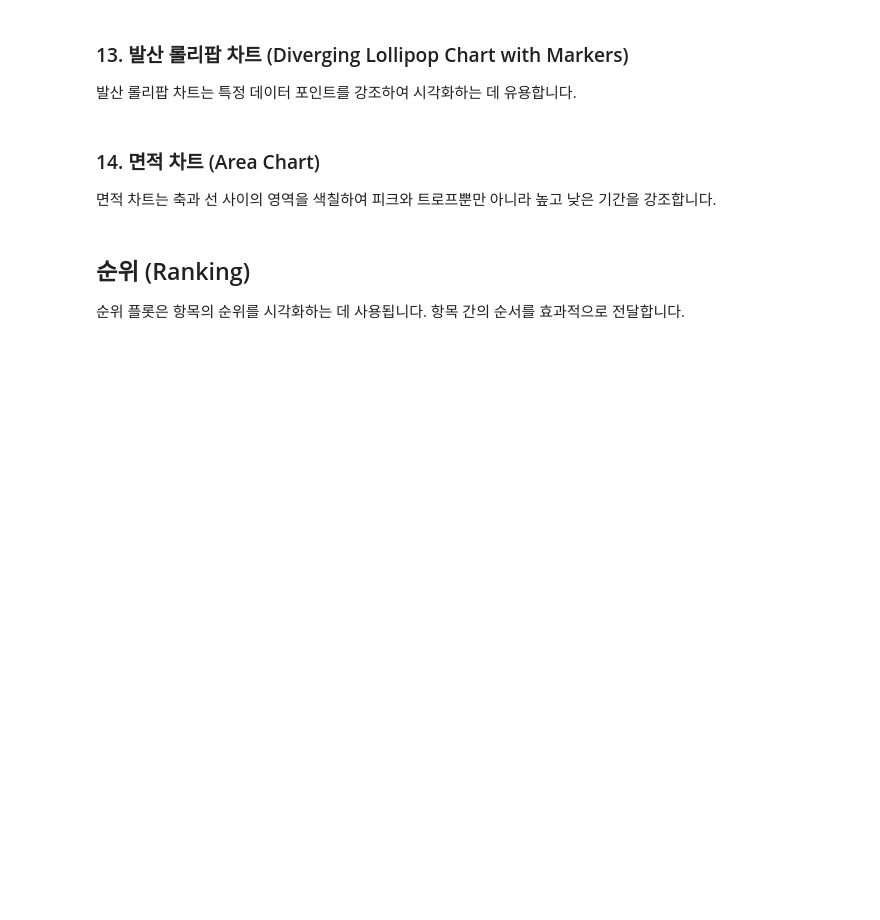
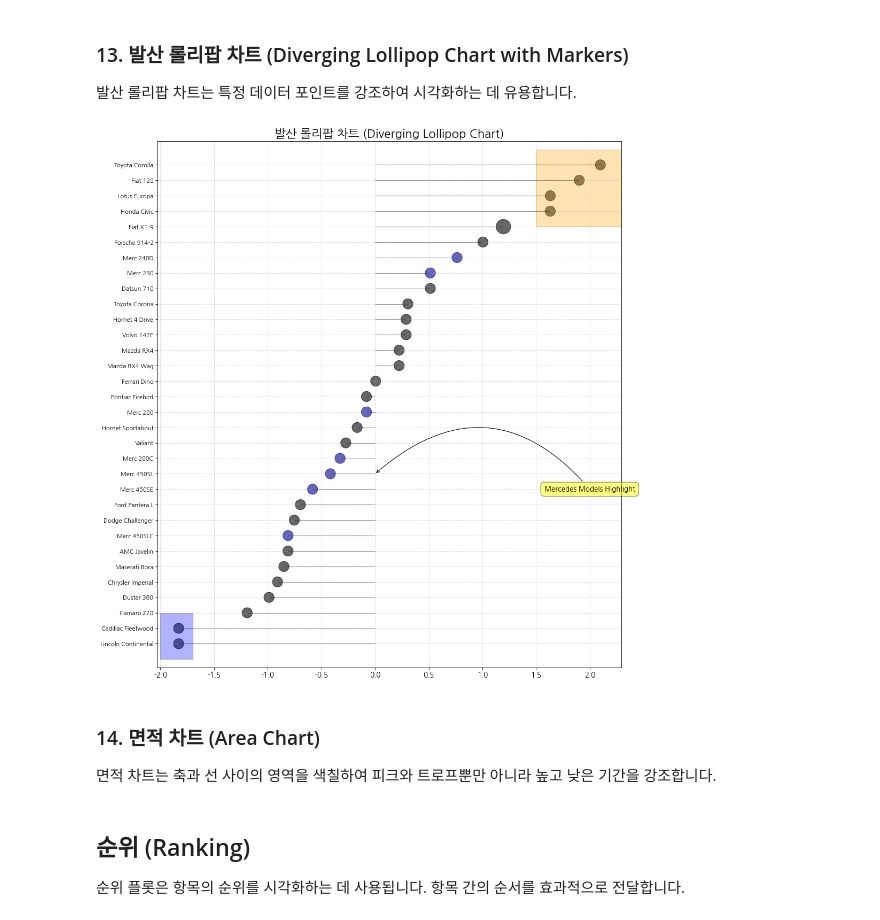
Before and after one commit to euisuk-chung/python_ML, a Jupyter notebook: Visualization/Matplotlib_Visualization_Techniques.ipynb, the cells around one changed output. Cells and saved outputs as stored; diff of their text form; code cells hidden in the pictures; blank space fills up the shorter version.

```diff
--- a/Visualization/Matplotlib_Visualization_Techniques.ipynb
+++ b/Visualization/Matplotlib_Visualization_Techniques.ipynb
@@ -504,3 +522,51 @@ plt.show()
+# %%
+import pandas as pd
+import seaborn as sns
+import matplotlib.pyplot as plt
+import matplotlib as mpl
+import matplotlib.patches as patches
+
+# 폰트 설정
+plt.rcParams["font.family"] = 'NanumGothic'
+mpl.rcParams['axes.unicode_minus'] = False  # 마이너스 폰트 깨짐 방지
+
+# Prepare Data
+df = pd.read_csv("https://github.com/selva86/datasets/raw/master/mtcars.csv")
+x = df.loc[:, ['mpg']]
+df['mpg_z'] = (x - x.mean())/x.std()
+df['colors'] = 'black'
+
+# color fiat differently
+df.loc[df['cars'].str.contains('Merc', na=False), 'colors'] = 'darkblue'
+df.sort_values('mpg_z', inplace=True)
+df.reset_index(inplace=True)
+
+plt.figure(figsize=(14,16), dpi= 80)
+plt.hlines(y=df.index, xmin=0, xmax=df.mpg_z, color=df.colors, alpha=0.4, linewidth=1)
+plt.scatter(df.mpg_z, df.index, color=df.colors, s=[600 if x == 'Fiat X1-9' else 300 for x in df.cars], alpha=0.6)
+plt.yticks(df.index, df.cars)
+plt.xticks(fontsize=12)
+
+# 주석 추가
+plt.annotate('Mercedes Models Highlight',  # 주석 텍스트
+            xy=(0.0, 11.0), xytext=(2.0, 10),  # 주석 위치 조정
+            xycoords='data', textcoords='data',
+            fontsize=12, ha='center', va='center',  # 폰트 스타일 조정
+            bbox=dict(boxstyle='round,pad=0.5', fc='yellow', alpha=0.5),  # 배경 스타일 조정
+            arrowprops=dict(arrowstyle='->', connectionstyle='arc3,rad=.5', color='black'))  # 화살표 스타일 조정
+
+# 패치 추가
+p1 = patches.Rectangle((-2.0, -1), width=0.3, height=3, alpha=0.3, facecolor='blue', edgecolor='black', linewidth=1)
+p2 = patches.Rectangle((1.5, 27), width=0.8, height=5, alpha=0.3, facecolor='orange', edgecolor='black', linewidth=1)
+plt.gca().add_patch(p1)
+plt.gca().add_patch(p2)
+
+# Decorate
+plt.title('발산 롤리팝 차트 (Diverging Lollipop Chart)', fontdict={'size':20})
+plt.grid(linestyle='--', alpha=0.5)
+plt.show()
+# %% [output]
+[figure, added]
 # %% [markdown]
 ### 14. 면적 차트 (Area Chart)
 
```
Also changed, not shown: parts of 4 cells of this notebook.
